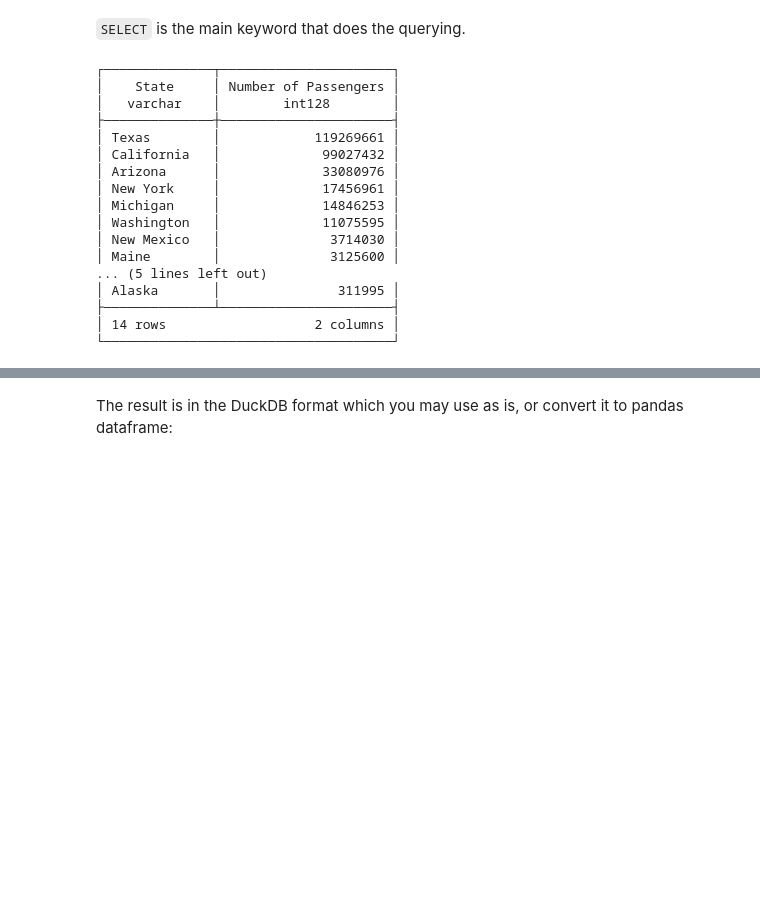
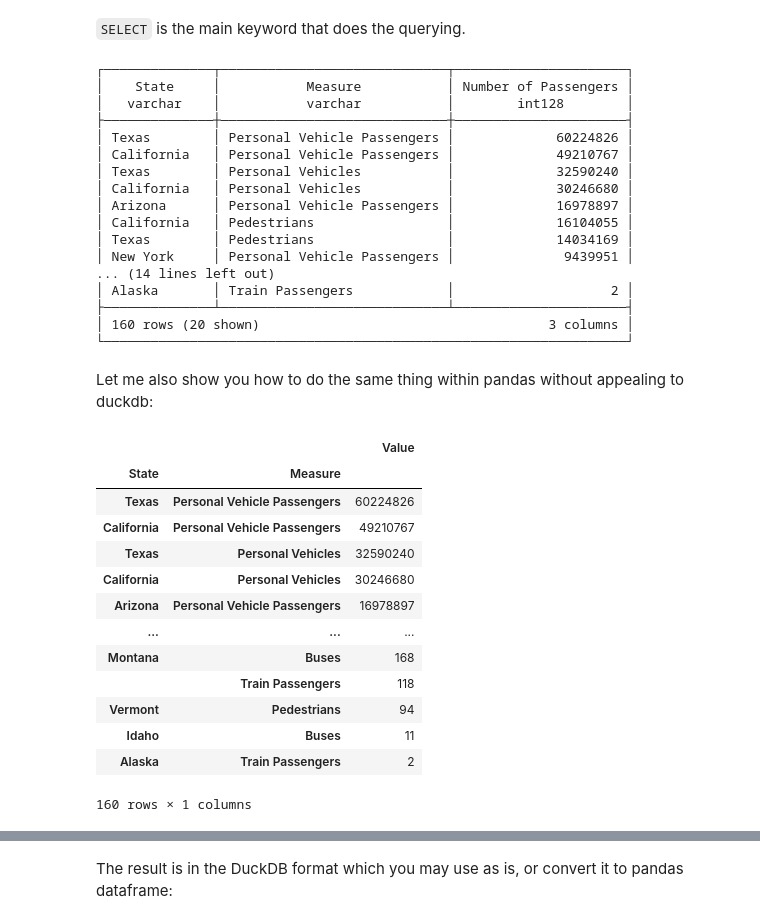
Before and after one commit to kaygun/2023-Fall-381E, a Jupyter notebook: lectures/lecture-03.ipynb, the cells around one changed output, grey strips where cells are left out. Saved outputs shown, nothing was run; the diff lists cells and outputs as text; code cells hidden in the pictures; blank space fills up the shorter version.

```diff
--- a/lectures/lecture-03.ipynb
+++ b/lectures/lecture-03.ipynb
@@ -79,28 +81,48 @@ con
 `SELECT` is the main keyword that does the querying.
 # %%
 con.query("""
-  select State, sum(Value) as "Number of Passengers" from data
-         where Date >= '2022-01-01' and Date <= '2022-12-31'
-         group by State
+  select State, Measure, sum(Value) as "Number of Passengers" from data
+         where Date >= '2022-01-01'
+               and Date <= '2022-12-31'
+         group by State, Measure
          order by "Number of Passengers" desc;
 """)
 # %% [output]
-┌──────────────┬──────────────────────┐
-│    State     │ Number of Passengers │
-│   varchar    │        int128        │
-├──────────────┼──────────────────────┤
-│ Texas        │            119269661 │
-│ California   │             99027432 │
-│ Arizona      │             33080976 │
-│ New York     │             17456961 │
-│ Michigan     │             14846253 │
-│ Washington   │             11075595 │
-│ New Mexico   │              3714030 │
-│ Maine        │              3125600 │
-... (5 lines left out)
-│ Alaska       │               311995 │
-├──────────────┴──────────────────────┤
-│ 14 rows                   2 columns │
-└─────────────────────────────────────┘
+┌──────────────┬─────────────────────────────┬──────────────────────┐
+│    State     │           Measure           │ Number of Passengers │
+│   varchar    │           varchar           │        int128        │
+├──────────────┼─────────────────────────────┼──────────────────────┤
+│ Texas        │ Personal Vehicle Passengers │             60224826 │
+│ California   │ Personal Vehicle Passengers │             49210767 │
+│ Texas        │ Personal Vehicles           │             32590240 │
+│ California   │ Personal Vehicles           │             30246680 │
+│ Arizona      │ Personal Vehicle Passengers │             16978897 │
+│ California   │ Pedestrians                 │             16104055 │
+│ Texas        │ Pedestrians                 │             14034169 │
+│ New York     │ Personal Vehicle Passengers │              9439951 │
+... (14 lines left out)
+│ Alaska       │ Train Passengers            │                    2 │
+├──────────────┴─────────────────────────────┴──────────────────────┤
+│ 160 rows (20 shown)                                     3 columns │
+└───────────────────────────────────────────────────────────────────┘
+# %% [markdown]
+Let me also show you how to do the same thing within pandas without appealing to duckdb:
+# %%
+data.query("Date>='2022-01-01' and Date<='2022-12-31'")[['Value','State','Measure']].groupby(['State','Measure']).sum().sort_values(by='Value', ascending=False)
+# %% [output]
+|  |  | Value |
+| State | Measure |  |
+| Texas | Personal Vehicle Passengers | 60224826 |
+| California | Personal Vehicle Passengers | 49210767 |
+| Texas | Personal Vehicles | 32590240 |
+| California | Personal Vehicles | 30246680 |
+| Arizona | Personal Vehicle Passengers | 16978897 |
+| ... | ... | ... |
+| Montana | Buses | 168 |
+|  | Train Passengers | 118 |
+| Vermont | Pedestrians | 94 |
+| Idaho | Buses | 11 |
+| Alaska | Train Passengers | 2 |
+160 rows × 1 columns
 # %%
 res = con.query("""
```
Also changed, not shown: parts of 14 cells of this notebook.
